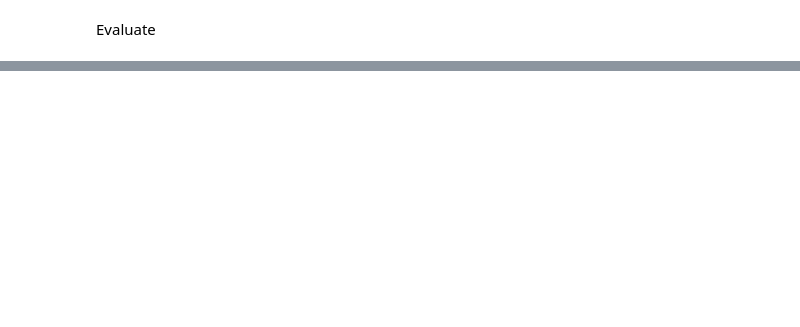
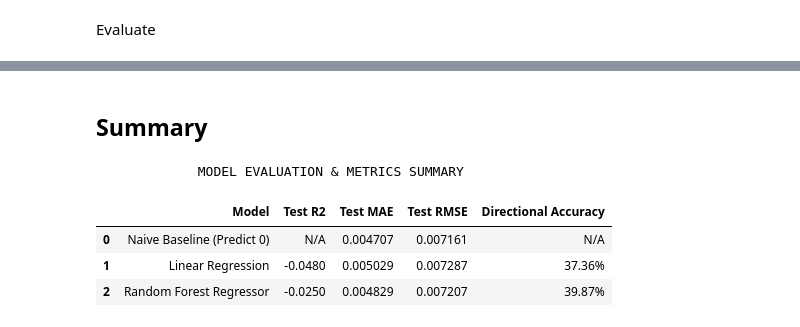
Before and after one commit to dyyqrn/Predict-Daily-Gold-Returns, a Jupyter notebook: Predict_Daily_Gold_Returns.ipynb, the cells around one changed output, grey strips where cells are left out. Drawn from its saved outputs; the diff is of its cells as text; code cells hidden in the pictures; blank space fills up the shorter version.

```diff
--- a/Predict_Daily_Gold_Returns.ipynb
+++ b/Predict_Daily_Gold_Returns.ipynb
@@ -213,0 +273,43 @@ plt.show()
+# %% [markdown]
+## Summary
+# %%
+# Consolidate evaluation metrics (R², MAE, RMSE, Directional Accuracy)
+# across all models into a single summary table for direct comparison against the naive benchmark
+results_df = pd.DataFrame(
+    {
+        'Model': [
+            'Naive Baseline (Predict 0)',
+            'Linear Regression',
+            'Random Forest Regressor',
+        ],
+        'Test R2': [
+            'N/A',
+            f"{r2_score(Y_test, lr_pred):.4f}",
+            f"{model.score(X_test, Y_test):.4f}",
+        ],
+        'Test MAE': [
+            f"{naive_mae:.6f}",
+            f"{mean_absolute_error(Y_test, lr_pred):.6f}",
+            f"{mean_absolute_error(Y_test, Y_pred):.6f}",
+        ],
+        'Test RMSE': [
+            f"{naive_rmse:.6f}",
+            f"{np.sqrt(mean_squared_error(Y_test, lr_pred)):.6f}",
+            f"{np.sqrt(mean_squared_error(Y_test, Y_pred)):.6f}",
+        ],
+        'Directional Accuracy': [
+            'N/A',
+            f"{lr_dir_acc:.2%}",
+            f"{rf_dir_acc:.2%}",
+        ],
+    }
+)
+
+print("             MODEL EVALUATION & METRICS SUMMARY")
+display(results_df)
+# %% [output]
+             MODEL EVALUATION & METRICS SUMMARY
+|  | Model | Test R2 | Test MAE | Test RMSE | Directional Accuracy |
+| 0 | Naive Baseline (Predict 0) | N/A | 0.004707 | 0.007161 | N/A |
+| 1 | Linear Regression | -0.0480 | 0.005029 | 0.007287 | 37.36% |
+| 2 | Random Forest Regressor | -0.0250 | 0.004829 | 0.007207 | 39.87% |
```
Also changed, not shown: parts of 43 cells of this notebook.
